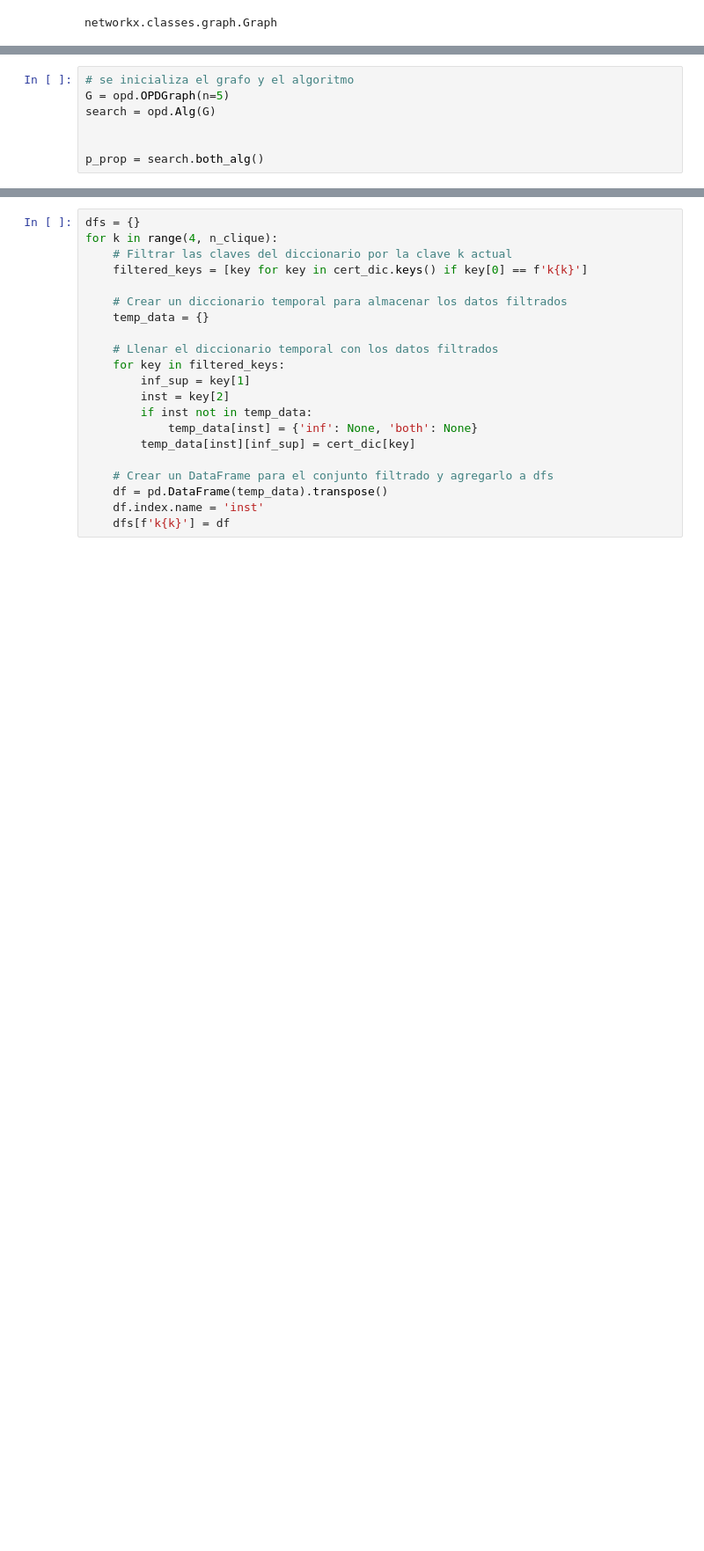
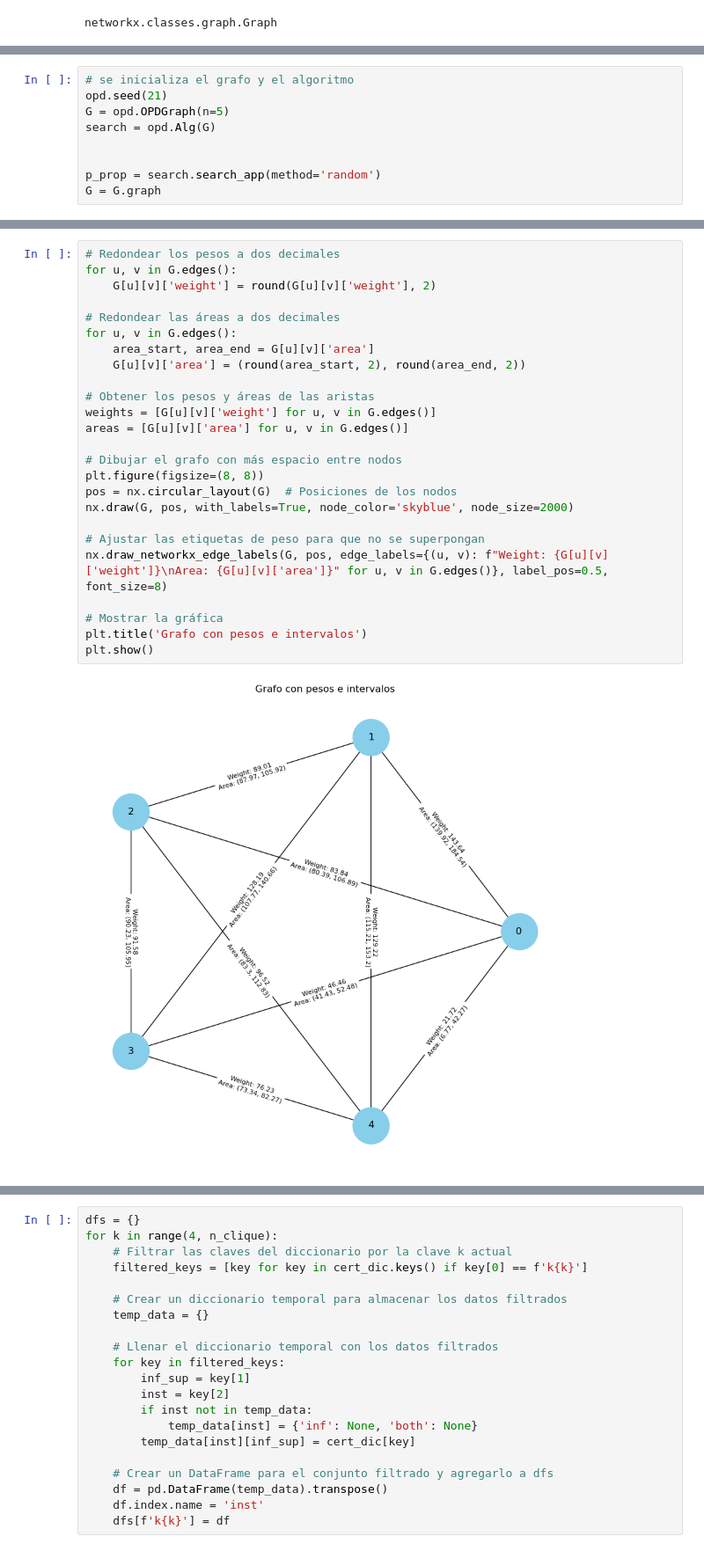
Before and after one commit to clazo2018/OPD-problem-, a Jupyter notebook: Experiments.ipynb, the cells around one changed output, grey strips where cells are left out. Shown at 88% size. Saved outputs shown, nothing was run; the diff lists cells and outputs as text; blank space fills up the shorter version.

Commit message:
debuggin random method in search_app

```diff
--- a/Experiments.ipynb
+++ b/Experiments.ipynb
@@ -25,7 +34,9 @@ networkx.classes.graph.Graph
 # %%
 # se inicializa el grafo y el algoritmo
+opd.seed(21)
 G = opd.OPDGraph(n=5)
 search = opd.Alg(G)
 
 
-p_prop = search.both_alg()
+p_prop = search.search_app(method='random')
+G = G.graph
@@ -32,3 +47,30 @@ p_prop = search.both_alg()
+# %%
+# Redondear los pesos a dos decimales
+for u, v in G.edges():
+    G[u][v]['weight'] = round(G[u][v]['weight'], 2)
+
+# Redondear las áreas a dos decimales
+for u, v in G.edges():
+    area_start, area_end = G[u][v]['area']
+    G[u][v]['area'] = (round(area_start, 2), round(area_end, 2))
+
+# Obtener los pesos y áreas de las aristas
+weights = [G[u][v]['weight'] for u, v in G.edges()]
+areas = [G[u][v]['area'] for u, v in G.edges()]
+
+# Dibujar el grafo con más espacio entre nodos
+plt.figure(figsize=(8, 8))
+pos = nx.circular_layout(G)  # Posiciones de los nodos
+nx.draw(G, pos, with_labels=True, node_color='skyblue', node_size=2000)
+
+# Ajustar las etiquetas de peso para que no se superpongan
+nx.draw_networkx_edge_labels(G, pos, edge_labels={(u, v): f"Weight: {G[u][v]['weight']}\nArea: {G[u][v]['area']}" for u, v in G.edges()}, label_pos=0.5, font_size=8)
+
+# Mostrar la gráfica
+plt.title('Grafo con pesos e intervalos')
+plt.show()
+# %% [output]
+[figure, added]
 # %%
 p_prop
 # %% [output]
```
Also changed, not shown: parts of 4 cells of this notebook, 2 other files.
